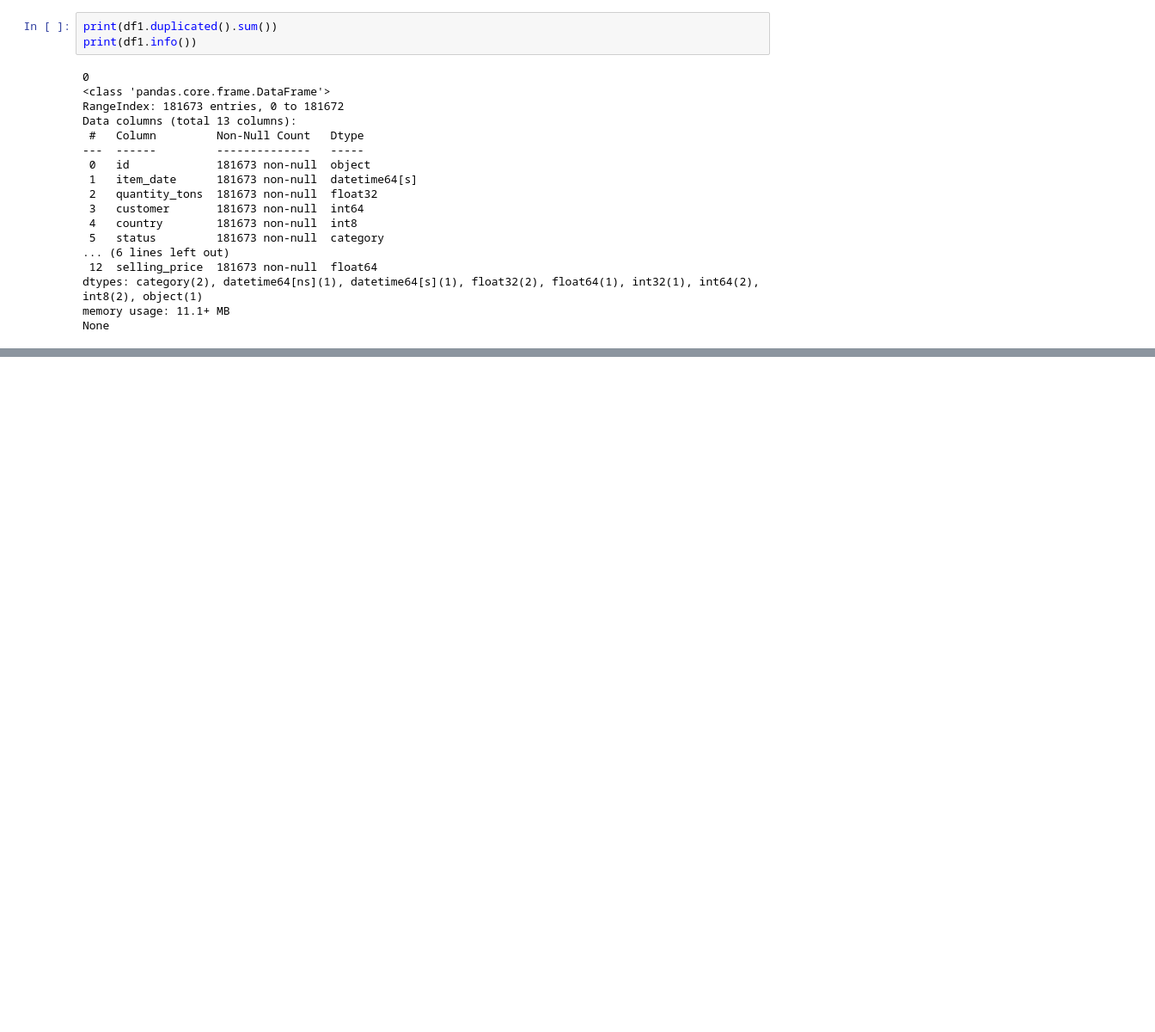
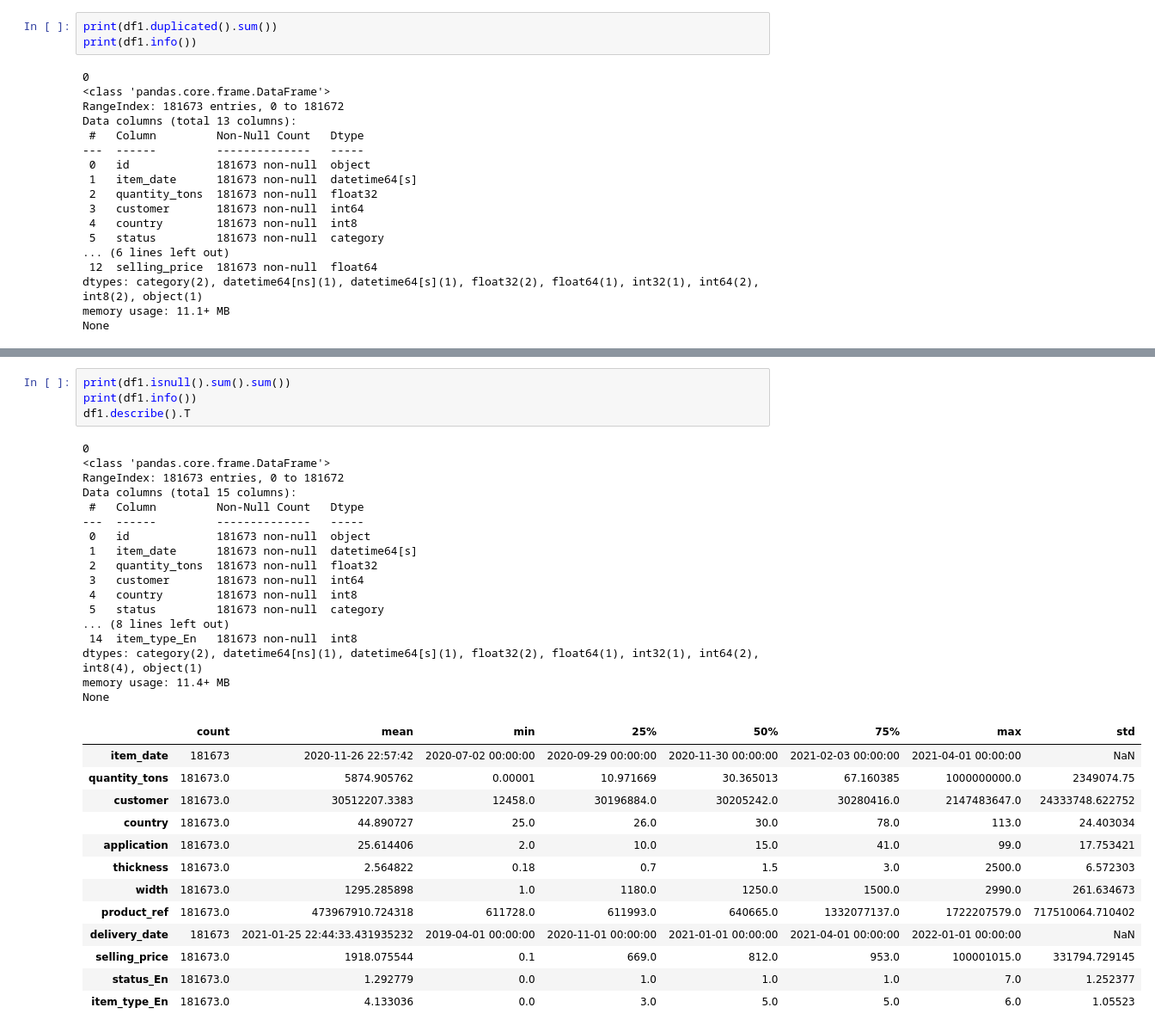
Before and after one commit to Santhosh-Analytics/Copper-Pricing-lead-conversion-PredictiveModeling-, a Jupyter notebook: Data Preprocessing.ipynb, the cells around one changed output, grey strips where cells are left out. Shown at 86% size. Cells and saved outputs as stored; diff of their text form; blank space fills up the shorter version.

```diff
--- a/Data Preprocessing.ipynb
+++ b/Data Preprocessing.ipynb
@@ -330,0 +384,35 @@ Name: count, dtype: int64
+# %%
+print(df1.isnull().sum().sum())
+print(df1.info())
+df1.describe().T
+# %% [output]
+0
+<class 'pandas.core.frame.DataFrame'>
+RangeIndex: 181673 entries, 0 to 181672
+Data columns (total 15 columns):
+ #   Column         Non-Null Count   Dtype
+---  ------         --------------   -----
+ 0   id             181673 non-null  object
+ 1   item_date      181673 non-null  datetime64[s]
+ 2   quantity_tons  181673 non-null  float32
+ 3   customer       181673 non-null  int64
+ 4   country        181673 non-null  int8
+ 5   status         181673 non-null  category
+... (8 lines left out)
+ 14  item_type_En   181673 non-null  int8
+dtypes: category(2), datetime64[ns](1), datetime64[s](1), float32(2), float64(1), int32(1), int64(2), int8(4), object(1)
+memory usage: 11.4+ MB
+None
+|  | count | mean | min | 25% | 50% | 75% | max | std |
+| item_date | 181673 | 2020-11-26 22:57:42 | 2020-07-02 00:00:00 | 2020-09-29 00:00:00 | 2020-11-30 00:00:00 | 2021-02-03 00:00:00 | 2021-04-01 00:00:00 | NaN |
+| quantity_tons | 181673.0 | 5874.905762 | 0.00001 | 10.971669 | 30.365013 | 67.160385 | 1000000000.0 | 2349074.75 |
+| customer | 181673.0 | 30512207.3383 | 12458.0 | 30196884.0 | 30205242.0 | 30280416.0 | 2147483647.0 | 24333748.622752 |
+| country | 181673.0 | 44.890727 | 25.0 | 26.0 | 30.0 | 78.0 | 113.0 | 24.403034 |
+| application | 181673.0 | 25.614406 | 2.0 | 10.0 | 15.0 | 41.0 | 99.0 | 17.753421 |
+| thickness | 181673.0 | 2.564822 | 0.18 | 0.7 | 1.5 | 3.0 | 2500.0 | 6.572303 |
+| width | 181673.0 | 1295.285898 | 1.0 | 1180.0 | 1250.0 | 1500.0 | 2990.0 | 261.634673 |
+| product_ref | 181673.0 | 473967910.724318 | 611728.0 | 611993.0 | 640665.0 | 1332077137.0 | 1722207579.0 | 717510064.710402 |
+| delivery_date | 181673 | 2021-01-25 22:44:33.431935232 | 2019-04-01 00:00:00 | 2020-11-01 00:00:00 | 2021-01-01 00:00:00 | 2021-04-01 00:00:00 | 2022-01-01 00:00:00 | NaN |
+| selling_price | 181673.0 | 1918.075544 | 0.1 | 669.0 | 812.0 | 953.0 | 100001015.0 | 331794.729145 |
+| status_En | 181673.0 | 1.292779 | 0.0 | 1.0 | 1.0 | 1.0 | 7.0 | 1.252377 |
+| item_type_En | 181673.0 | 4.133036 | 0.0 | 3.0 | 5.0 | 5.0 | 6.0 | 1.05523 |
```
Also changed, not shown: parts of 18 cells of this notebook, 1 other file.
